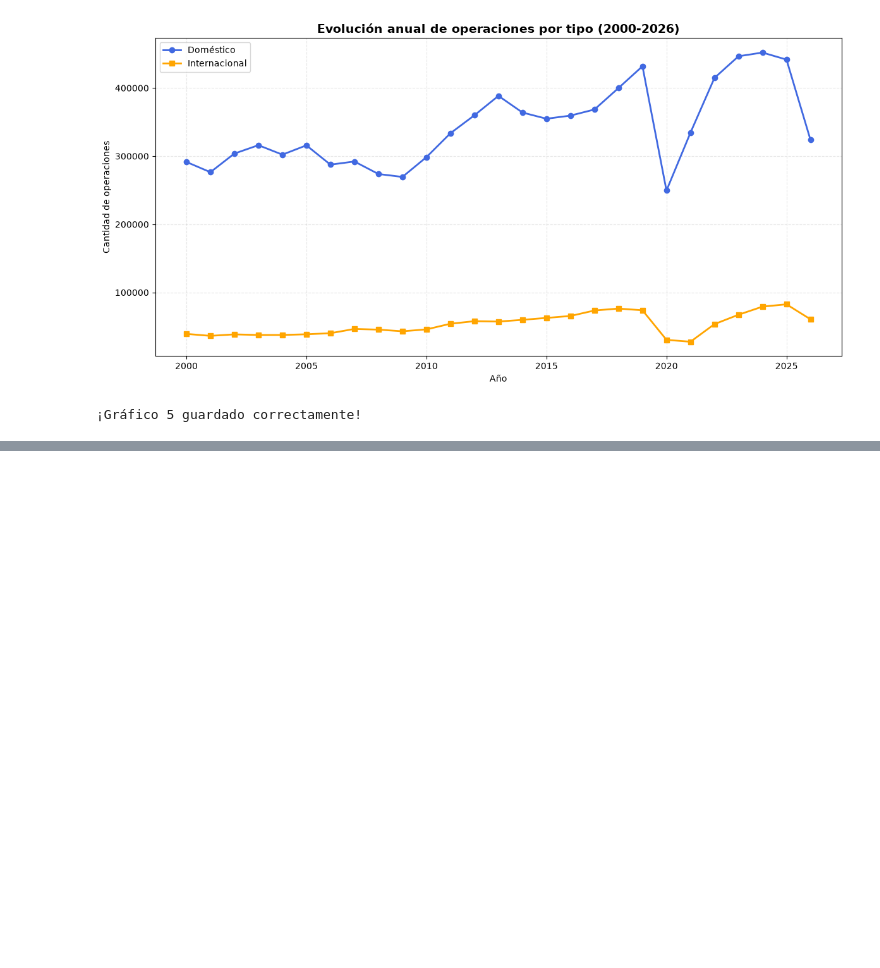
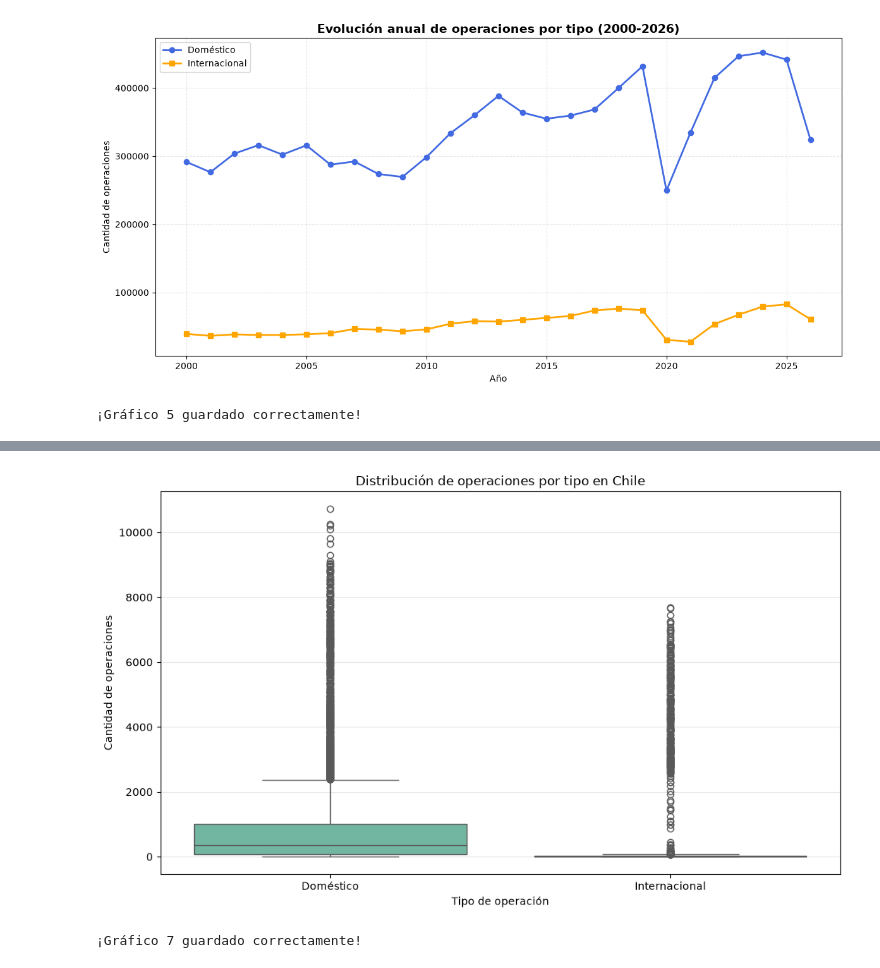
Before and after one commit to catalinaamairaajuju-alt/evaluacion_02_transportes, a Jupyter notebook: notebooks/evaluacion02.ipynb, the cells around one changed output, grey strips where cells are left out. Drawn from its saved outputs; the diff is of its cells as text; code cells hidden in the pictures; blank space fills up the shorter version.

```diff
--- a/notebooks/evaluacion02.ipynb
+++ b/notebooks/evaluacion02.ipynb
@@ -611,0 +642,33 @@ print("¡Gráfico 5 guardado correctamente!")
+# %%
+# GRÁFICO 7: Comparación por tipo de operación con Seaborn
+
+plt.figure(figsize=(10, 6))
+
+sns.boxplot(
+    data=df_limpio,
+    x="tipo_operacion",
+    y="cnt_operaciones",
+    hue="tipo_operacion",
+    palette="Set2",
+    legend=False
+)
+
+plt.title("Distribución de operaciones por tipo en Chile")
+plt.xlabel("Tipo de operación")
+plt.ylabel("Cantidad de operaciones")
+plt.grid(axis="y", alpha=0.3)
+
+plt.tight_layout()
+
+plt.savefig(
+    carpeta_figuras / "grafico_07_comparacion_tipos.png",
+    dpi=300,
+    bbox_inches="tight"
+)
+
+plt.show()
+
+print("¡Gráfico 7 guardado correctamente!")
+# %% [output]
+[figure, added]
+¡Gráfico 7 guardado correctamente!
```
Also changed, not shown: parts of 1 cell of this notebook, 2 other files.
